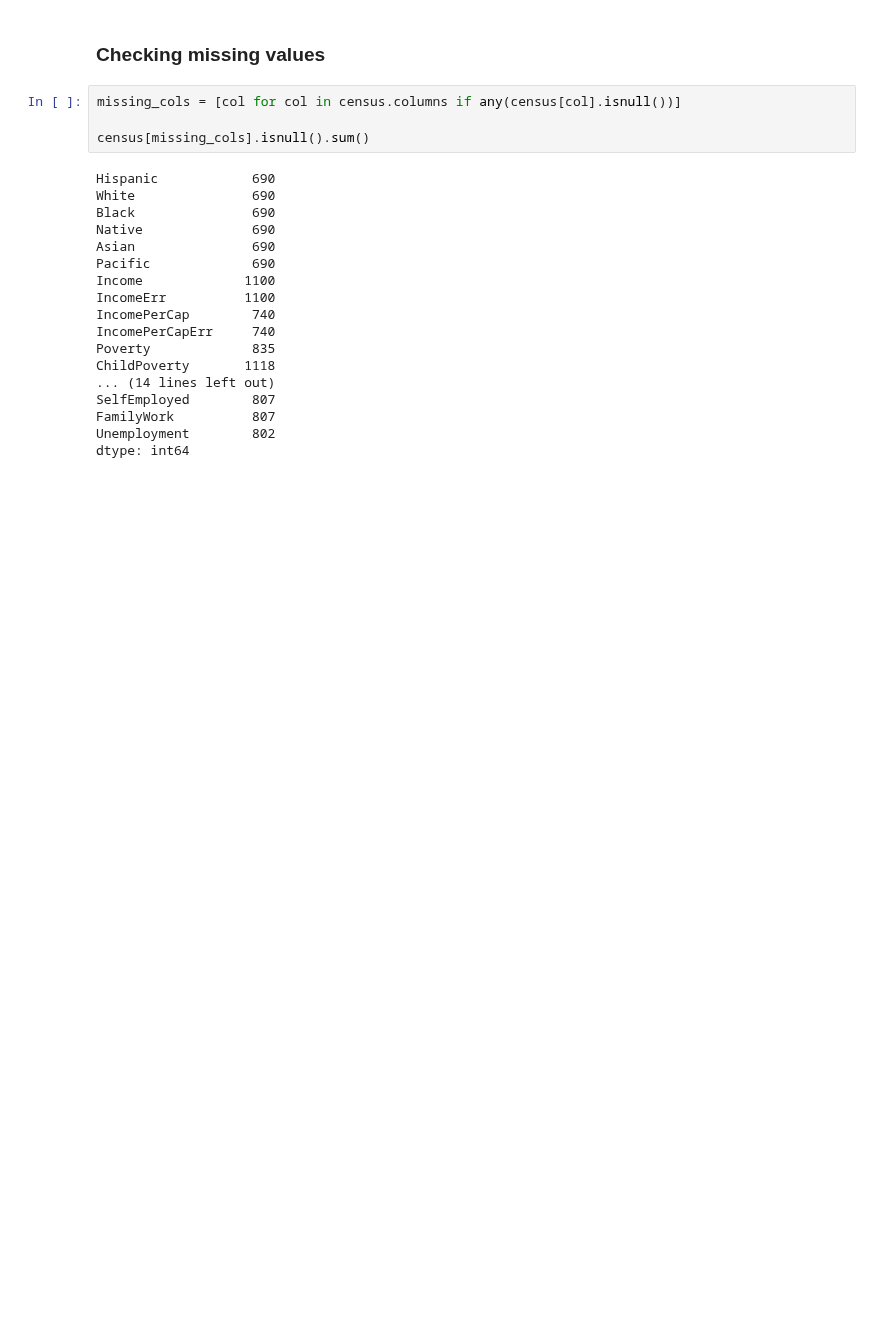
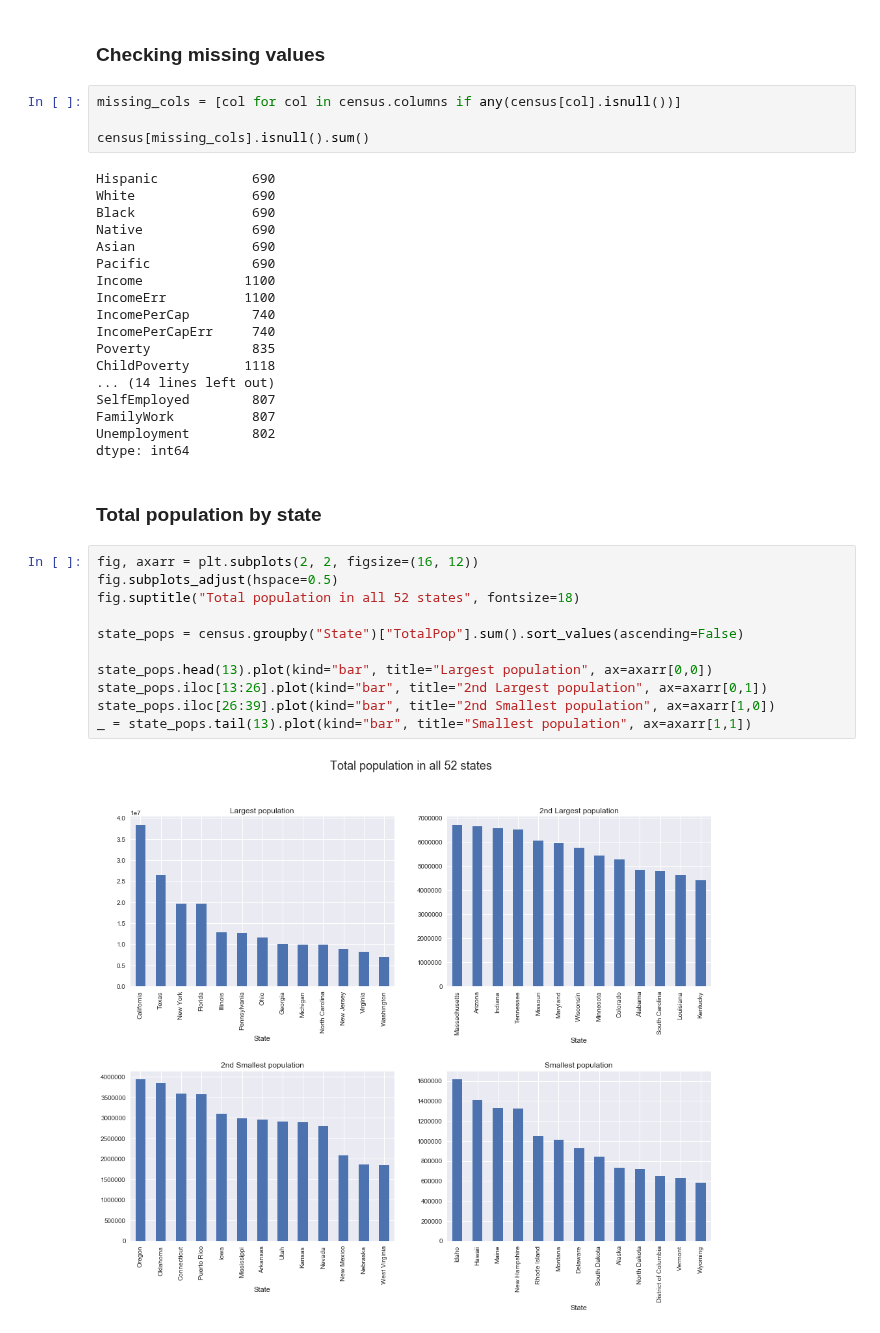
Before and after one commit to pstetz/Kaggle, a Jupyter notebook: in_progress/census/1_good_beginnings.ipynb, the cells around one changed output. Saved outputs shown, nothing was run; the diff lists cells and outputs as text; blank space fills up the shorter version.

Commit message:
more work on census data

```diff
--- a/in_progress/census/1_good_beginnings.ipynb
+++ b/in_progress/census/1_good_beginnings.ipynb
@@ -52,3 +69,18 @@ SelfEmployed        807
 FamilyWork          807
 Unemployment        802
 dtype: int64
+# %% [markdown]
+### Total population by state
+# %%
+fig, axarr = plt.subplots(2, 2, figsize=(16, 12))
+fig.subplots_adjust(hspace=0.5)
+fig.suptitle("Total population in all 52 states", fontsize=18)
+
+state_pops = census.groupby("State")["TotalPop"].sum().sort_values(ascending=False)
+
+state_pops.head(13).plot(kind="bar", title="Largest population", ax=axarr[0,0])
+state_pops.iloc[13:26].plot(kind="bar", title="2nd Largest population", ax=axarr[0,1])
+state_pops.iloc[26:39].plot(kind="bar", title="2nd Smallest population", ax=axarr[1,0])
+_ = state_pops.tail(13).plot(kind="bar", title="Smallest population", ax=axarr[1,1])
+# %% [output]
+[figure, added]
```
Also changed, not shown: parts of 7 cells of this notebook, 2 other files.
